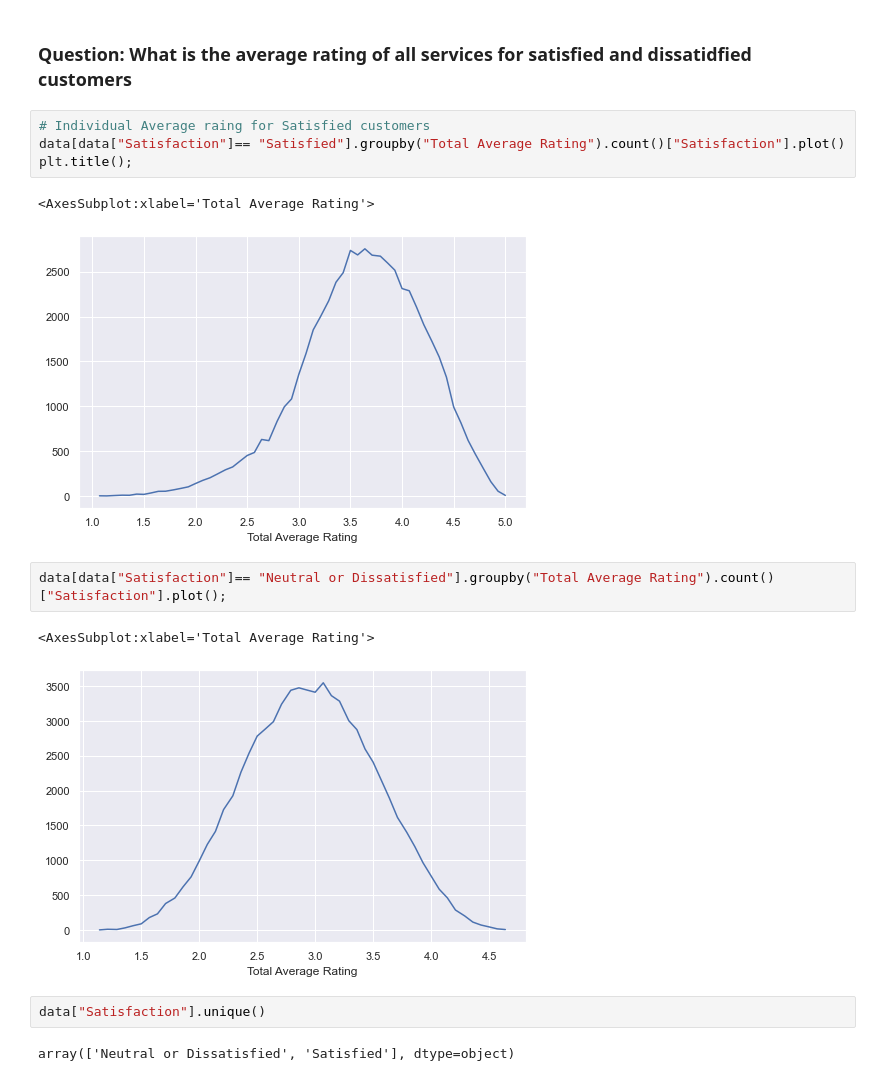
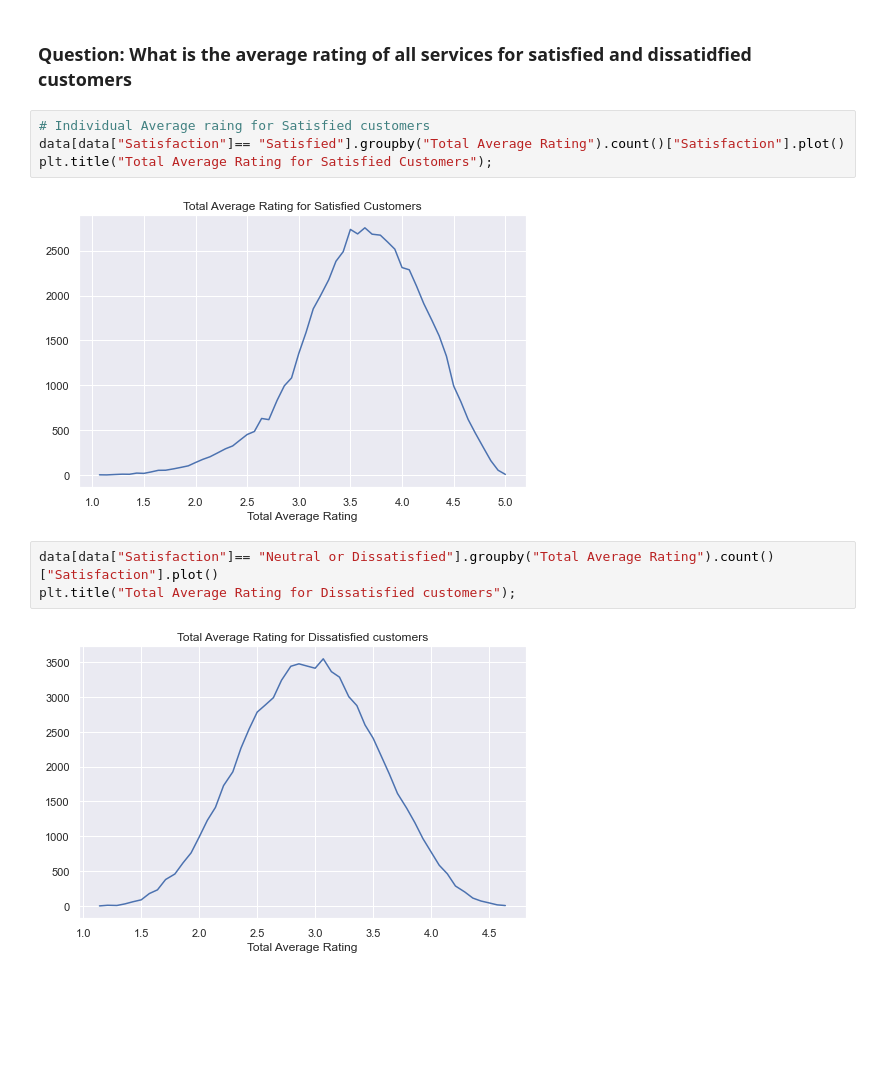
Before and after one commit to techie-grace/Airplane-Customer-Satisfaction, a Jupyter notebook: Aiplane Analysis.ipynb, the cells around one changed output. Cells and saved outputs as stored; diff of their text form; blank space fills up the shorter version.

Commit message:
README and new visuals

```diff
--- a/Aiplane Analysis.ipynb
+++ b/Aiplane Analysis.ipynb
@@ -439,16 +434,11 @@ plt.show()
 # %%
 # Individual Average raing for Satisfied customers
 data[data["Satisfaction"]== "Satisfied"].groupby("Total Average Rating").count()["Satisfaction"].plot()
-plt.title();
+plt.title("Total Average Rating for Satisfied Customers");
 # %% [output]
-<AxesSubplot:xlabel='Total Average Rating'>
-[figure, old version]
+[figure, new version]
 # %%
-data[data["Satisfaction"]== "Neutral or Dissatisfied"].groupby("Total Average Rating").count()["Satisfaction"].plot();
+data[data["Satisfaction"]== "Neutral or Dissatisfied"].groupby("Total Average Rating").count()["Satisfaction"].plot()
+plt.title("Total Average Rating for Dissatisfied customers");
 # %% [output]
-<AxesSubplot:xlabel='Total Average Rating'>
-[figure, old version]
+[figure, new version]
-# %%
-data["Satisfaction"].unique()
-# %% [output]
-array(['Neutral or Dissatisfied', 'Satisfied'], dtype=object)
```
Also changed, not shown: parts of 3 cells of this notebook, 2 other files.
